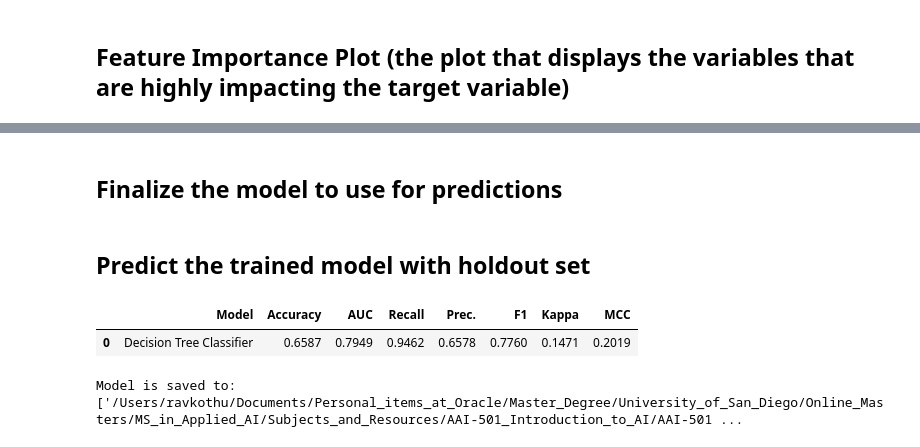
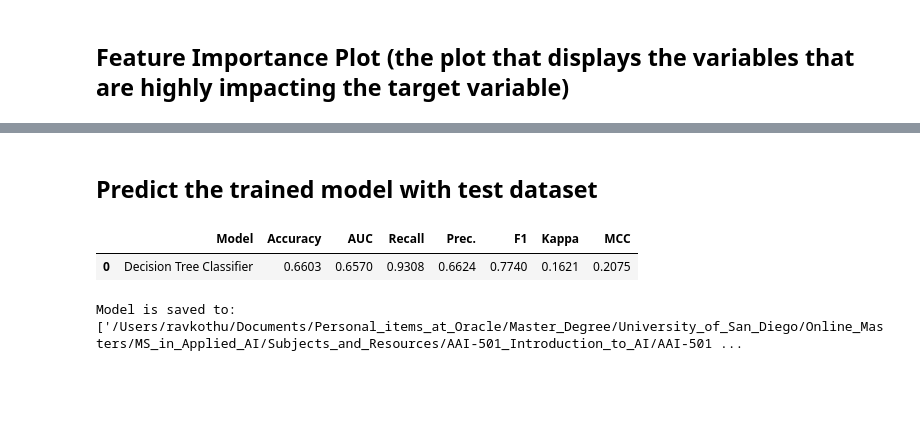
Before and after one commit to kraviteja95usd/pneumonia-detection-in-chest-X-rays, a Jupyter notebook: bin/Second_Order_GLCM_Features_Classification.ipynb, the cells around one changed output, grey strips where cells are left out. Saved outputs shown, nothing was run; the diff lists cells and outputs as text; code cells hidden in the pictures; blank space fills up the shorter version.

```diff
--- a/bin/Second_Order_GLCM_Features_Classification.ipynb
+++ b/bin/Second_Order_GLCM_Features_Classification.ipynb
@@ -347,2 +346,0 @@ plot_model(tuned_decision_tree, plot='feature')
-# %% [markdown]
-## Finalize the model to use for predictions
@@ -351,9 +347,9 @@ final_model = finalize_model(tuned_decision_tree)
 # %% [markdown]
-## Predict the trained model with holdout set
+## Predict the trained model with test dataset
 # %%
-pred_holdout = predict_model(final_model)
+pred_results = predict_model(tuned_decision_tree, data=df_test)
 # %% [output]
 |  | Model | Accuracy | AUC | Recall | Prec. | F1 | Kappa | MCC |
-| 0 | Decision Tree Classifier | 0.6587 | 0.7949 | 0.9462 | 0.6578 | 0.7760 | 0.1471 | 0.2019 |
+| 0 | Decision Tree Classifier | 0.6603 | 0.6570 | 0.9308 | 0.6624 | 0.7740 | 0.1621 | 0.2075 |
 # %%
 model_file_name = 'second_order_glcm_features_decision_tree.pkl'
```
Also changed, not shown: parts of 11 cells of this notebook, 8 other files.
